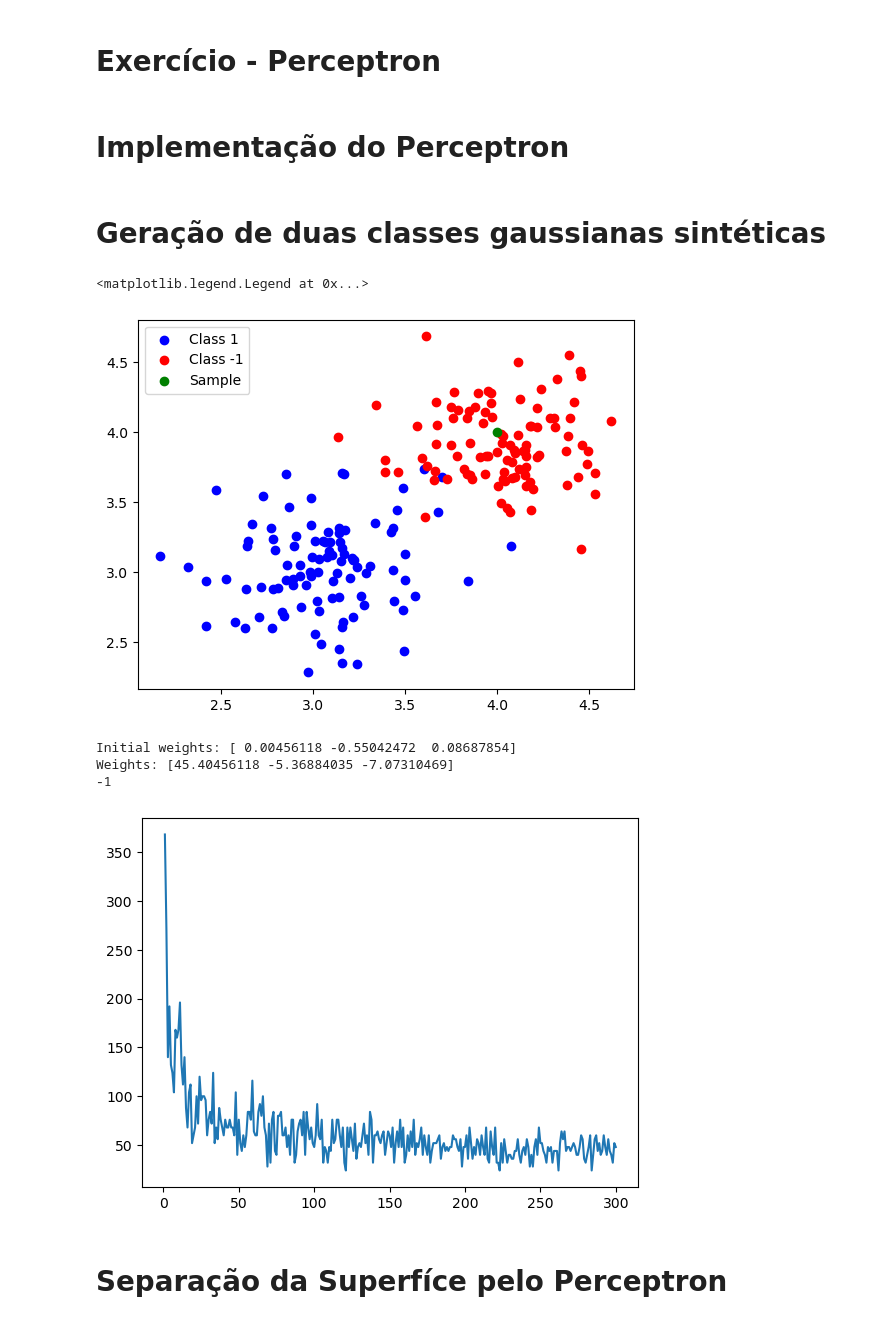
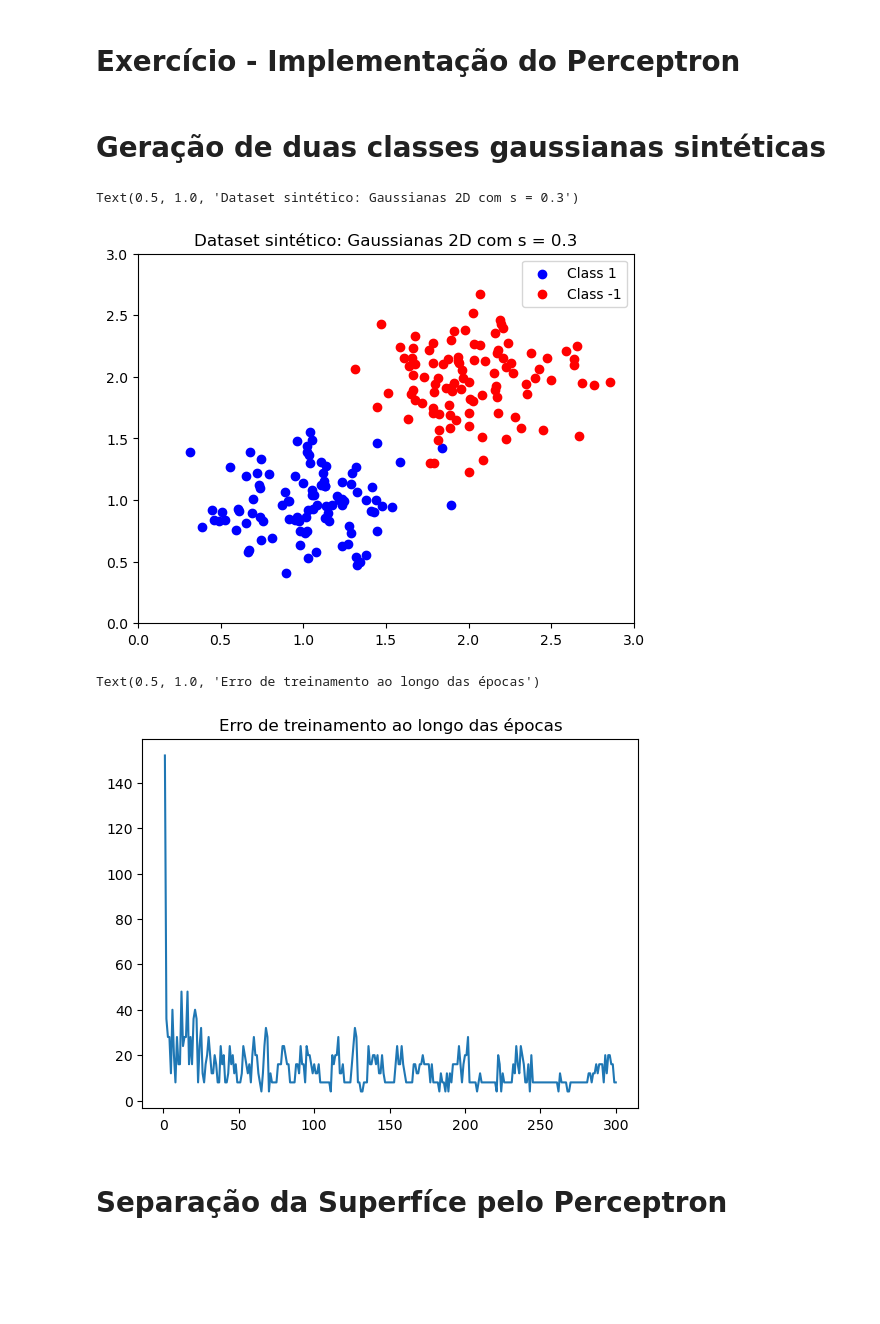
Before and after one commit to muzzidiogo/reconhecimento_de_padroes, a Jupyter notebook: 03_perceptron.ipynb, the cells around one changed output. Drawn from its saved outputs; the diff is of its cells as text; code cells hidden in the pictures; blank space fills up the shorter version.

Commit message:
Perceptron BreastCancer Exercise

```diff
--- a/03_perceptron.ipynb
+++ b/03_perceptron.ipynb
@@ -1,4 +1,2 @@
 # %% [markdown]
-# Exercício - Perceptron
+# Exercício - Implementação do Perceptron
-# %% [markdown]
-# Implementação do Perceptron
@@ -5,10 +8,8 @@
 # %%
-import numpy as np
-
 class myPerceptron:
-    def __init__(self, X: np.ndarray, Y: np.ndarray, eta: float, tol: float, max_epochs: int, par=1):
+    def __init__(self, X: np.ndarray, Y: np.ndarray, eta: float, tol: float, max_epochs: int, par=1) -> None:
         """
-        Perceptron class.
+        Perceptron class. Adjust model weight based on training data.
 
         Parameters:
         X (ndarray): input data
@@ -20,7 +21,6 @@ class myPerceptron:
         if par == 1:
             # Add bias term to the input data
             w = np.random.randn(X.shape[1] + 1)
-            print(f"Initial weights: {w}")
             X = np.hstack((np.ones((X.shape[0], 1)), X))
         else:
             w = np.random.randn(X.shape[1])
@@ -41,50 +41,44 @@ class myPerceptron:
             self.error_epoch.append(ei2)
             self.n_epoch.append(self.n_epoch[-1] + 1)
 
-        self.w = w
-        print(f"Weights: {self.w}")
+        self.weights = w
 
-    def predict(self, x: np.ndarray, par=1):
+    def predict(self, sample: np.ndarray, par=1) -> np.ndarray:
         """
-        Fit the model to the data.
+        Predict sample class.
 
         Parameters:
-        X (ndarray): input data
-        Y (ndarray): target labels
+        sample (ndarray): input data
         """
         if par == 1:
             # Add bias term to the input data
-            x = np.hstack(((1,), x))
-        u = np.dot(x, self.w)
-        y = 1 if u >= 0 else -1
-        return y
+            sample = np.hstack(((1,), sample))
+        output = np.dot(sample, self.weights)
+        return 1 if output >= 0 else 0
 # %% [markdown]
 # Geração de duas classes gaussianas sintéticas
 # %%
-import matplotlib.pyplot as plt
-from utils import gen_2D_gaussians
-
+np.random.seed(321)
 X, Y = gen_2D_gaussians()
-sample = np.array([4, 4])
 
 plt.scatter(X[:100, 0], X[:100, 1], c='b', label='Class 1')
 plt.scatter(X[100:, 0], X[100:, 1], c='r', label='Class -1')
-plt.scatter(sample[0], sample[1], c='g', label='Sample')
 plt.legend()
+plt.xlim(0,3)
+plt.ylim(0,3)
+plt.title('Dataset sintético: Gaussianas 2D com s = 0.3')
 # %% [output]
-<matplotlib.legend.Legend at 0x...>
+Text(0.5, 1.0, 'Dataset sintético: Gaussianas 2D com s = 0.3')
-[figure, old version]
+[figure, new version]
 # %%
 # Perceptron Training
 perceptron = myPerceptron(X, Y, eta=0.1, tol=0.01, max_epochs=300)
 
 # Plot error over each epoch (desconsidering first epoch)
 plt.plot(perceptron.n_epoch[1:], perceptron.error_epoch[1:])
-print(perceptron.predict(sample))
+plt.title('Erro de treinamento ao longo das épocas')
 # %% [output]
-Initial weights: [ 0.00456118 -0.55042472  0.08687854]
-Weights: [45.40456118 -5.36884035 -7.07310469]
--1
+Text(0.5, 1.0, 'Erro de treinamento ao longo das épocas')
-[figure, old version]
+[figure, new version]
 # %% [markdown]
 # Separação da Superfíce pelo Perceptron
```
Also changed, not shown: parts of 9 cells of this notebook, 1 other file.
